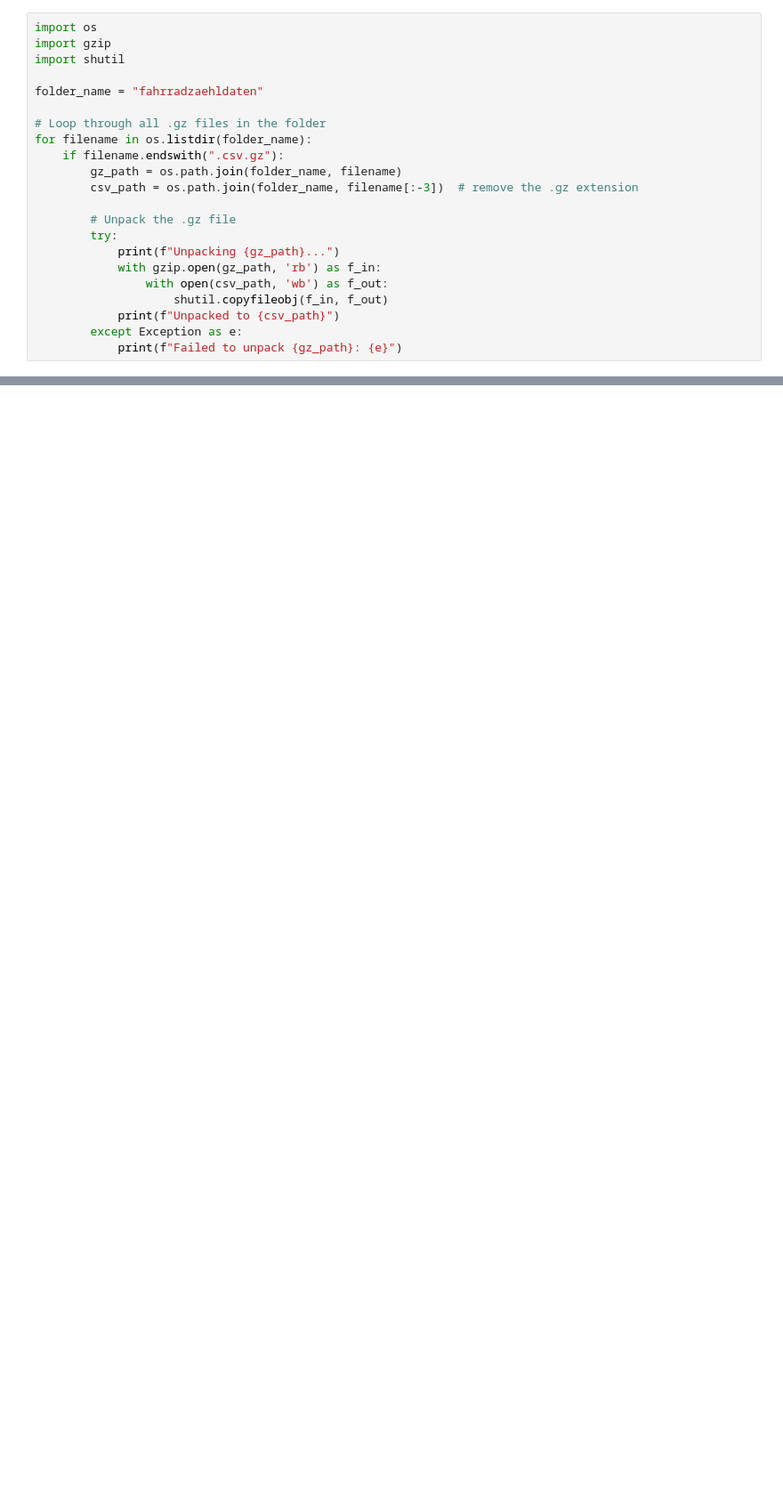
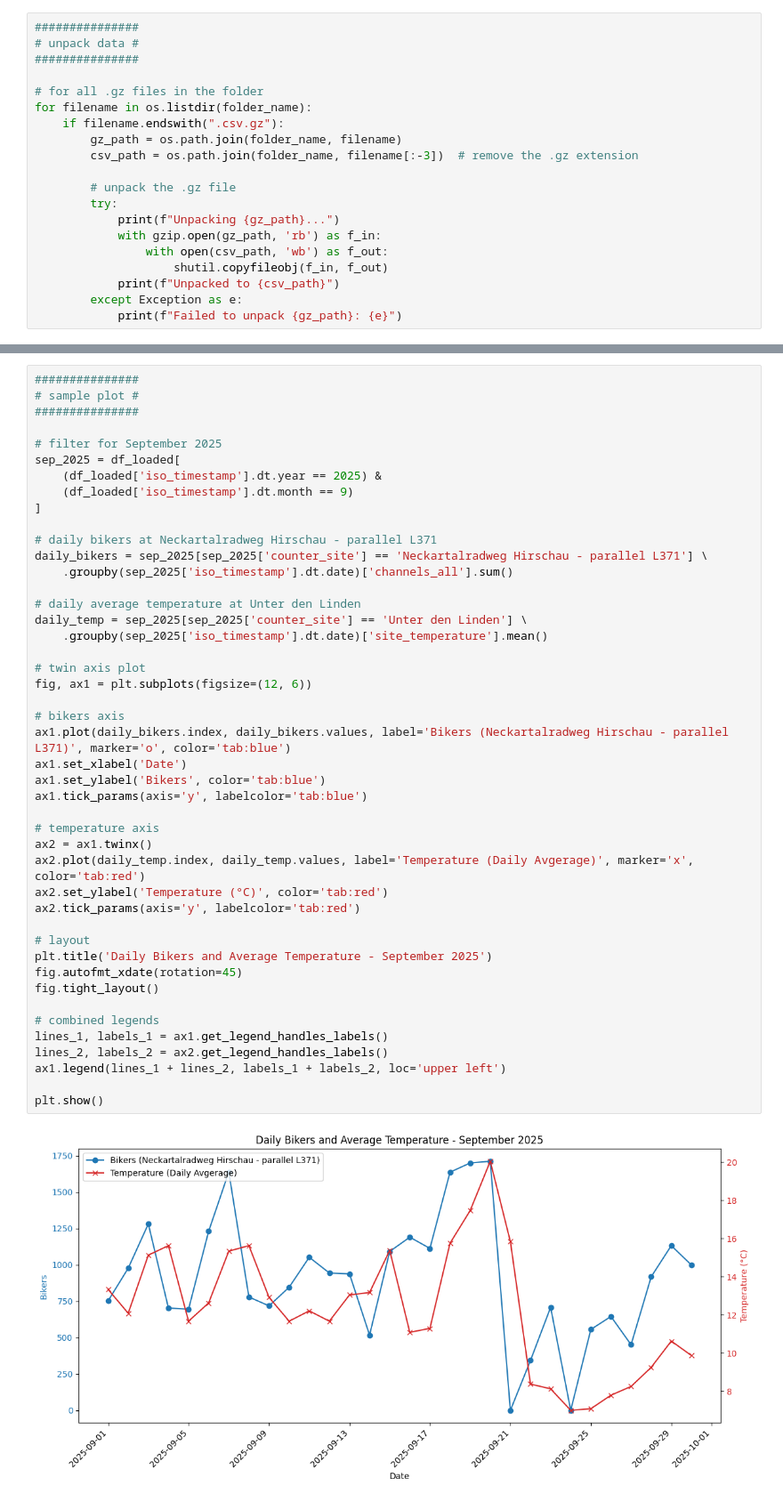
Before and after one commit to cleesee/fahrradzaehler, a Jupyter notebook: download.ipynb, the cells around one changed output, grey strips where cells are left out. Shown at 89% size. Cells and saved outputs as stored; diff of their text form; blank space fills up the shorter version.

```diff
--- a/download.ipynb
+++ b/download.ipynb
@@ -55,17 +70,15 @@ Failed to download https://mobidata-bw.de/fahrradzaehldaten/v2/fahrradzaehler_st
 # %%
-import os
-import gzip
-import shutil
+###############
+# unpack data #
+###############
 
-folder_name = "fahrradzaehldaten"
-
-# Loop through all .gz files in the folder
+# for all .gz files in the folder
 for filename in os.listdir(folder_name):
     if filename.endswith(".csv.gz"):
         gz_path = os.path.join(folder_name, filename)
         csv_path = os.path.join(folder_name, filename[:-3])  # remove the .gz extension
 
-        # Unpack the .gz file
+        # unpack the .gz file
         try:
             print(f"Unpacking {gz_path}...")
             with gzip.open(gz_path, 'rb') as f_in:
@@ -176,0 +181,47 @@ No valid data was found for October 2025. Please verify your dataset or timestam
+# %%
+###############
+# sample plot #
+###############
+
+# filter for September 2025
+sep_2025 = df_loaded[
+    (df_loaded['iso_timestamp'].dt.year == 2025) &
+    (df_loaded['iso_timestamp'].dt.month == 9)
+]
+
+# daily bikers at Neckartalradweg Hirschau - parallel L371
+daily_bikers = sep_2025[sep_2025['counter_site'] == 'Neckartalradweg Hirschau - parallel L371'] \
+    .groupby(sep_2025['iso_timestamp'].dt.date)['channels_all'].sum()
+
+# daily average temperature at Unter den Linden
+daily_temp = sep_2025[sep_2025['counter_site'] == 'Unter den Linden'] \
+    .groupby(sep_2025['iso_timestamp'].dt.date)['site_temperature'].mean()
+
+# twin axis plot
+fig, ax1 = plt.subplots(figsize=(12, 6))
+
+# bikers axis
+ax1.plot(daily_bikers.index, daily_bikers.values, label='Bikers (Neckartalradweg Hirschau - parallel L371)', marker='o', color='tab:blue')
+ax1.set_xlabel('Date')
+ax1.set_ylabel('Bikers', color='tab:blue')
+ax1.tick_params(axis='y', labelcolor='tab:blue')
+
+# temperature axis
+ax2 = ax1.twinx()
+ax2.plot(daily_temp.index, daily_temp.values, label='Temperature (Daily Avgerage)', marker='x', color='tab:red')
+ax2.set_ylabel('Temperature (°C)', color='tab:red')
+ax2.tick_params(axis='y', labelcolor='tab:red')
+
+# layout
+plt.title('Daily Bikers and Average Temperature - September 2025')
+fig.autofmt_xdate(rotation=45)
+fig.tight_layout()
+
+# combined legends
+lines_1, labels_1 = ax1.get_legend_handles_labels()
+lines_2, labels_2 = ax2.get_legend_handles_labels()
+ax1.legend(lines_1 + lines_2, labels_1 + labels_2, loc='upper left')
+
+plt.show()
+# %% [output]
+[figure, added]
```
Also changed, not shown: parts of 6 cells of this notebook, 1 other file.
